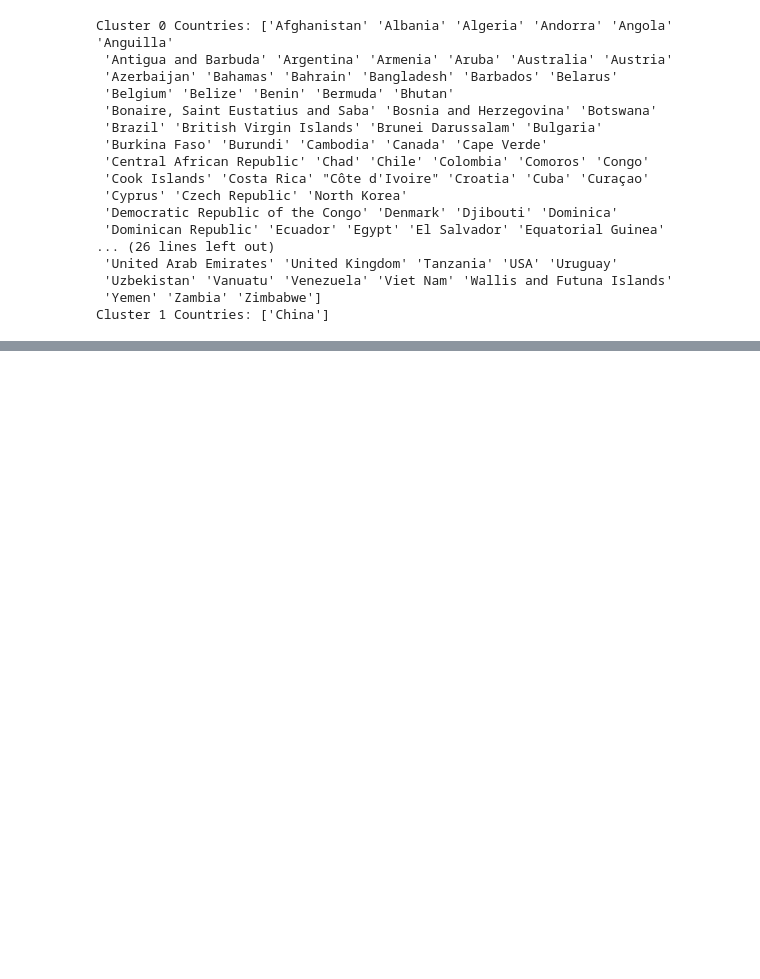
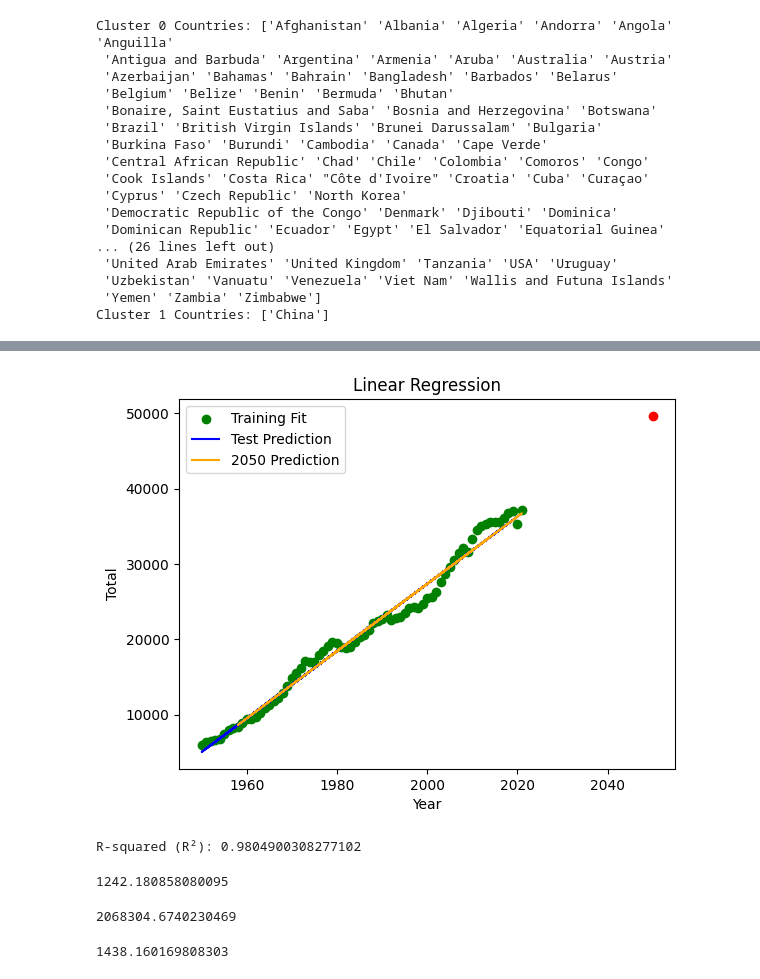
Before and after one commit to LUJHNA/ExamBI, a Jupyter notebook: Exam Project.ipynb, the cells around one changed output, grey strips where cells are left out. Saved outputs shown, nothing was run; the diff lists cells and outputs as text; code cells hidden in the pictures; blank space fills up the shorter version.

Commit message:
one more update :) models etc
hehe.

```diff
--- a/Exam Project.ipynb
+++ b/Exam Project.ipynb
@@ -732,0 +856,44 @@ Cluster 1 Countries: ['China']
+# %%
+#Visualize the prediciton
+total_predicted = myreg.predict([[2050]])[0]  # Getting the predicted value for 2050
+
+# Your existing code for the scatter plot
+plt.title('Linear Regression')
+plt.scatter(X, y, color='green')  # Existing data points
+plt.plot(X_train, a*X_train + b, color='blue')  # Regression line for training data
+plt.plot(X_test, y_predicted, color='orange')  # Regression line for test data
+
+# Add the prediction for 2050 as a red point
+plt.scatter([2050], total_predicted, color='red', zorder=5)  # zorder ensures the point is on top
+
+
+plt.xlabel('Year')
+plt.ylabel('Total')
+plt.legend(['Training Fit', 'Test Prediction', '2050 Prediction'])
+plt.show()
+# %% [output]
+[figure, added]
+# %%
+# r2 squared score  for the model
+from sklearn.metrics import r2_score
+
+r2_score(y_test, y_predicted)
+print(f'R-squared (R²): {r2_score(y_test, y_predicted)}')
+# %% [output]
+R-squared (R²): 0.9804900308277102
+# %%
+from sklearn import metrics
+mae = metrics.mean_absolute_error(y_test, y_predicted)
+print(mae)
+# %% [output]
+1242.180858080095
+# %%
+mse = metrics.mean_squared_error(y_test, y_predicted)
+print(mse)
+# %% [output]
+2068304.6740230469
+# %%
+rmse = np.sqrt(metrics.mean_squared_error(y_test, y_predicted))
+print(rmse)
+# %% [output]
+1438.160169808303
```
Also changed, not shown: parts of 28 cells of this notebook, 2 other files.
